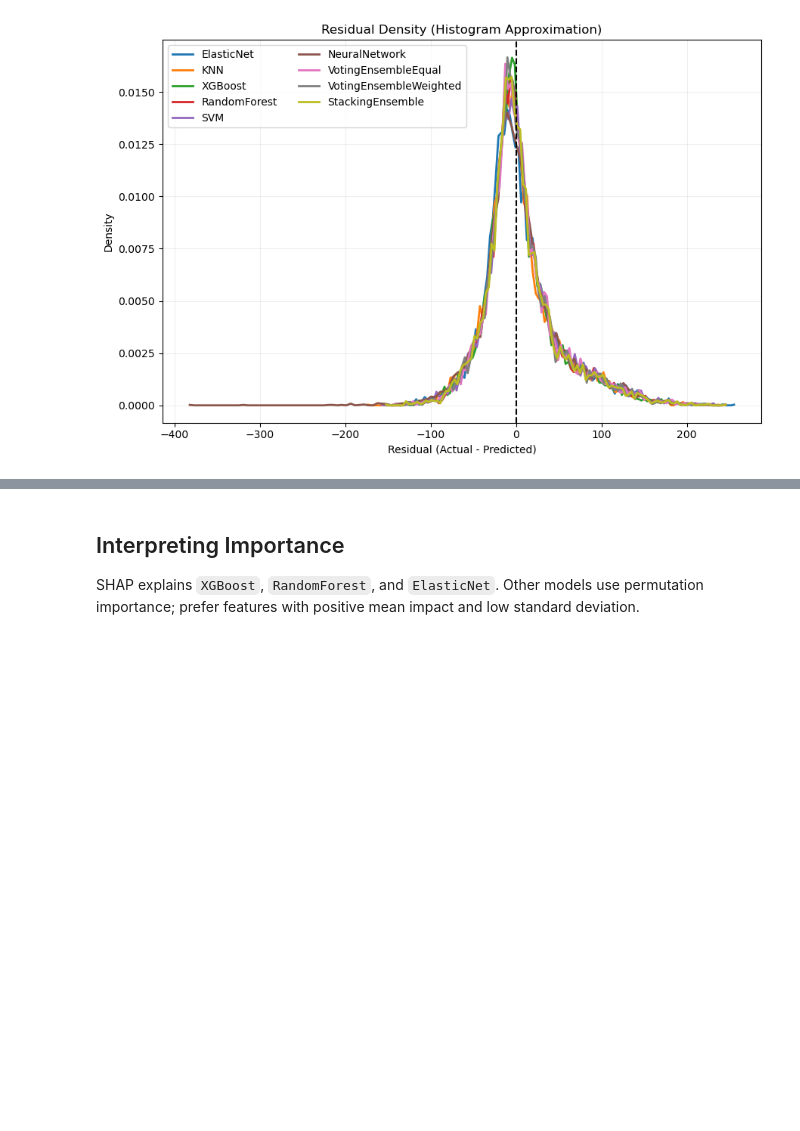
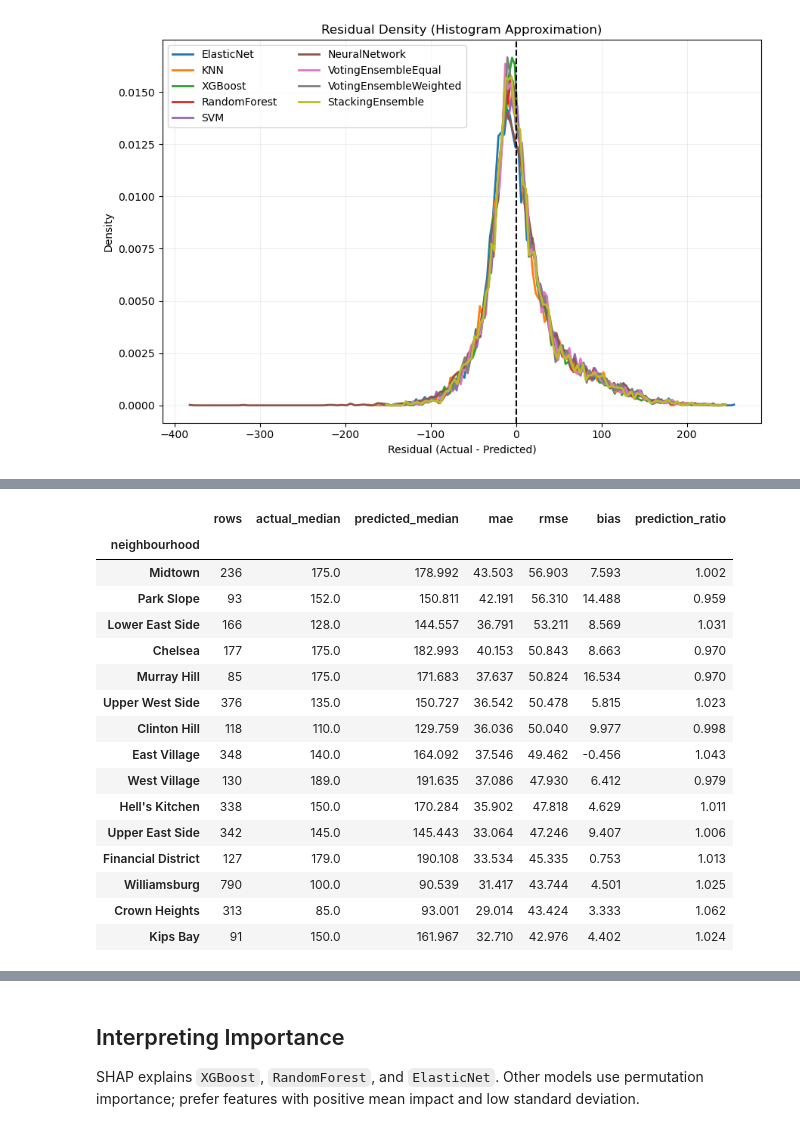
Before and after one commit to Techdude01/BNB_Pricing, a Jupyter notebook: notebooks/03_analyze.ipynb, the cells around one changed output, grey strips where cells are left out. Saved outputs shown, nothing was run; the diff lists cells and outputs as text; code cells hidden in the pictures; blank space fills up the shorter version.

```diff
--- a/notebooks/03_analyze.ipynb
+++ b/notebooks/03_analyze.ipynb
@@ -425,0 +430,66 @@ plt.show()
+# %%
+# Segment the best model's residuals to find where RMSE is concentrated.
+best_model_name = str(table.sort_values("test_rmse_dollars").iloc[0]["model"])
+best_predictions = predictions_dollars[best_model_name]
+segment_frame = data.X_test.copy()
+segment_frame["actual_price"] = y_true_dollars
+segment_frame["predicted_price"] = best_predictions
+segment_frame["residual"] = segment_frame["actual_price"] - segment_frame["predicted_price"]
+segment_frame["absolute_error"] = segment_frame["residual"].abs()
+segment_frame["predicted_to_actual_ratio"] = segment_frame["predicted_price"] / segment_frame["actual_price"].clip(lower=1.0)
+
+if "availability_bucket" not in segment_frame:
+    segment_frame["availability_bucket"] = pd.cut(
+        segment_frame["availability_365"],
+        bins=[-1, 0, 30, 180, 365],
+        labels=["unavailable", "low", "seasonal", "high"],
+    ).astype(str)
+if "minimum_nights_bucket" not in segment_frame:
+    segment_frame["minimum_nights_bucket"] = pd.cut(
+        segment_frame["minimum_nights"],
+        bins=[0, 1, 3, 7, 30, np.inf],
+        labels=["one_night", "two_to_three", "four_to_seven", "eight_to_thirty", "over_thirty"],
+    ).astype(str)
+if "host_listing_count_bucket" not in segment_frame:
+    segment_frame["host_listing_count_bucket"] = pd.cut(
+        segment_frame["calculated_host_listings_count"],
+        bins=[0, 1, 5, 20, np.inf],
+        labels=["single_listing", "small_portfolio", "medium_portfolio", "large_portfolio"],
+    ).astype(str)
+
+segment_frame["actual_price_band"] = pd.qcut(segment_frame["actual_price"], q=5, duplicates="drop")
+
+
+def summarize_segment(column_name: str, min_rows: int = 30) -> pd.DataFrame:
+    summary = (
+        segment_frame.groupby(column_name, observed=True)
+        .agg(
+            rows=("absolute_error", "size"),
+            actual_median=("actual_price", "median"),
+            predicted_median=("predicted_price", "median"),
+            mae=("absolute_error", "mean"),
+            rmse=("residual", lambda values: float(np.sqrt(np.mean(np.square(values))))),
+            bias=("residual", "mean"),
+            prediction_ratio=("predicted_to_actual_ratio", "median"),
+        )
+        .query("rows >= @min_rows")
+        .sort_values("rmse", ascending=False)
+    )
+    return summary.round(3)
+
+print(f"Best model for segmented diagnostics: {best_model_name}")
+print("\nBy actual price band")
+display(summarize_segment("actual_price_band", min_rows=1))
+print("\nBy room type")
+display(summarize_segment("room_type", min_rows=1))
+print("\nBy borough")
+display(summarize_segment("neighbourhood_group", min_rows=1))
+print("\nBy minimum-night band")
+display(summarize_segment("minimum_nights_bucket", min_rows=1))
+print("\nBy availability band")
+display(summarize_segment("availability_bucket", min_rows=1))
+print("\nBy host portfolio size")
+display(summarize_segment("host_listing_count_bucket", min_rows=1))
+print("\nHighest-error neighborhoods with at least 80 test rows")
+display(summarize_segment("neighbourhood", min_rows=80).head(15))
+# %% [output]
@@ -425,0 +543,17 @@ plt.show()
+|  | rows | actual_median | predicted_median | mae | rmse | bias | prediction_ratio |
+| neighbourhood |  |  |  |  |  |  |  |
+| Midtown | 236 | 175.0 | 178.992 | 43.503 | 56.903 | 7.593 | 1.002 |
+| Park Slope | 93 | 152.0 | 150.811 | 42.191 | 56.310 | 14.488 | 0.959 |
+| Lower East Side | 166 | 128.0 | 144.557 | 36.791 | 53.211 | 8.569 | 1.031 |
+| Chelsea | 177 | 175.0 | 182.993 | 40.153 | 50.843 | 8.663 | 0.970 |
+| Murray Hill | 85 | 175.0 | 171.683 | 37.637 | 50.824 | 16.534 | 0.970 |
+| Upper West Side | 376 | 135.0 | 150.727 | 36.542 | 50.478 | 5.815 | 1.023 |
+| Clinton Hill | 118 | 110.0 | 129.759 | 36.036 | 50.040 | 9.977 | 0.998 |
+| East Village | 348 | 140.0 | 164.092 | 37.546 | 49.462 | -0.456 | 1.043 |
+| West Village | 130 | 189.0 | 191.635 | 37.086 | 47.930 | 6.412 | 0.979 |
+| Hell's Kitchen | 338 | 150.0 | 170.284 | 35.902 | 47.818 | 4.629 | 1.011 |
+| Upper East Side | 342 | 145.0 | 145.443 | 33.064 | 47.246 | 9.407 | 1.006 |
+| Financial District | 127 | 179.0 | 190.108 | 33.534 | 45.335 | 0.753 | 1.013 |
+| Williamsburg | 790 | 100.0 | 90.539 | 31.417 | 43.744 | 4.501 | 1.025 |
+| Crown Heights | 313 | 85.0 | 93.001 | 29.014 | 43.424 | 3.333 | 1.062 |
+| Kips Bay | 91 | 150.0 | 161.967 | 32.710 | 42.976 | 4.402 | 1.024 |
```
Also changed, not shown: parts of 13 cells of this notebook, 4 other files.
